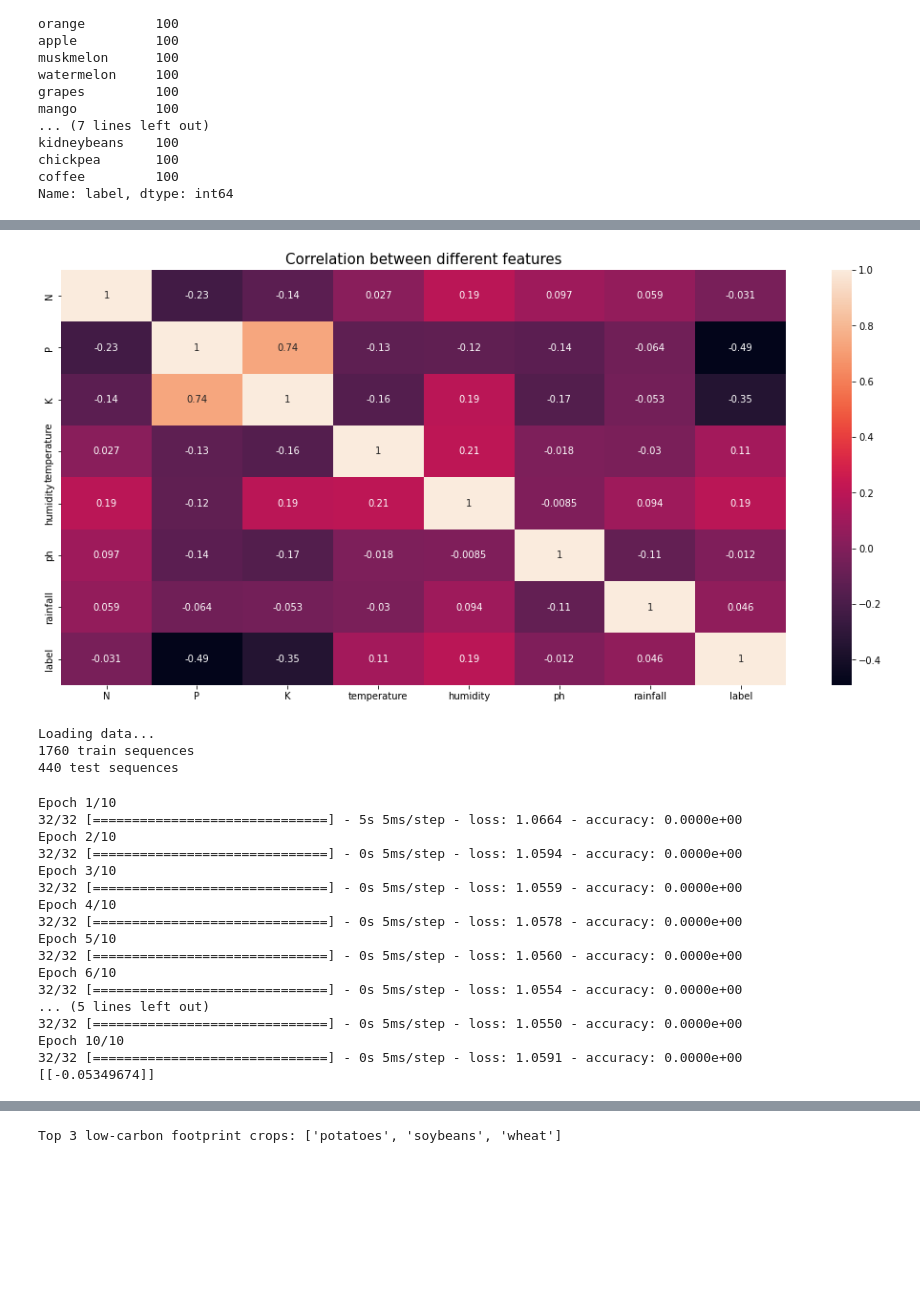
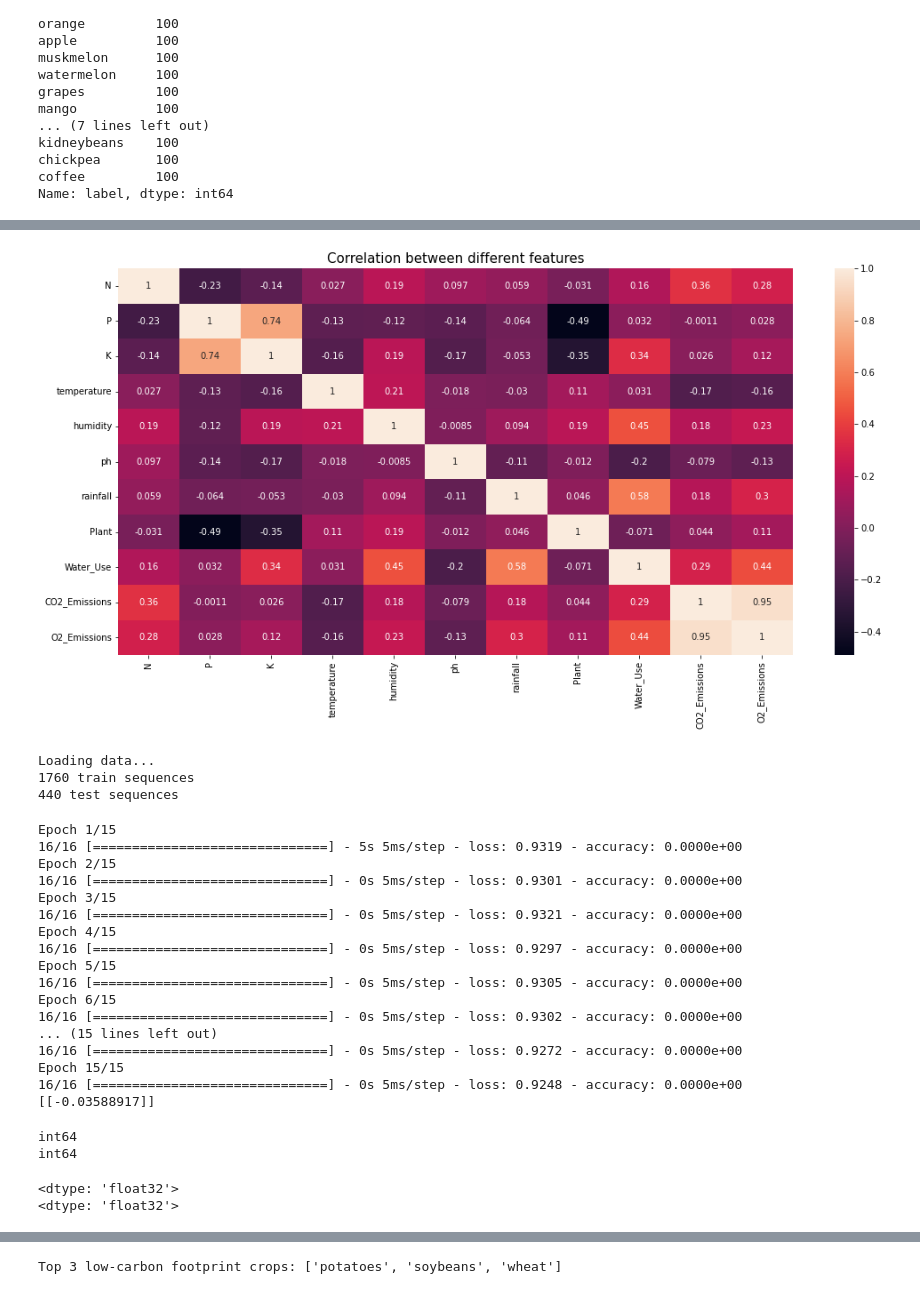
Before and after one commit to yousefbaz12/Seelding-VGG-YE, a Jupyter notebook: crop-recommendation-lstm-ye.ipynb, the cells around one changed output, grey strips where cells are left out. Saved outputs shown, nothing was run; the diff lists cells and outputs as text; code cells hidden in the pictures; blank space fills up the shorter version.

Commit message:
Kaggle Notebook | Crop Recommendation|LSTM|YE | Version 6

```diff
--- a/crop-recommendation-lstm-ye.ipynb
+++ b/crop-recommendation-lstm-ye.ipynb
@@ -119,0 +126,5 @@ Name: label, dtype: int64
+# %%
+df = pd.DataFrame({'Plant': ['rice', 'maize', 'jute', 'cotton', 'coconut', 'papaya', 'orange', 'apple', 'muskmelon', 'watermelon', 'grapes', 'mango', 'banana', 'pomegranate', 'lentil', 'blackgram', 'mungbean', 'mothbeans', 'pigeonpeas', 'kidneybeans', 'chickpea', 'coffee']})
+df_new = df.assign(Water_Use=[1500, 600, 750, 800, 1200, 1000, 1000, 1200, 500, 700, 1100, 1200, 1200, 1000, 350, 450, 400, 400, 450, 400, 450, 1200],
+                   CO2_Emissions=[300, 500, 200, 300, 200, 200, 200, 200, 150, 200, 250, 200, 200, 200, 150, 150, 150, 150, 150, 150, 150, 200],
+                   O2_Emissions=[150, 200, 100, 100, 100, 100, 100, 100, 75, 100, 125, 100, 100, 100, 75, 75, 75, 75, 75, 75, 75, 100])
@@ -119,0 +151,2 @@ Name: label, dtype: int64
+# %%
+df_merged = pd.merge(df_crop, df_new, left_on='label', right_on='Plant')
@@ -120,8 +228,8 @@ Name: label, dtype: int64
 # %%
 label_encode = LabelEncoder()
 
-df_crop['label'] = label_encode.fit_transform(df_crop['label'])
+df_merged['Plant'] = label_encode.fit_transform(df_merged['Plant'])
 crop_category = {index : label for index, label in enumerate(label_encode.classes_)}
 crop_category
-df_crop
+df_merged
 # %% [output]
@@ -140,0 +249,2 @@ df_crop
+# %%
+df_merged = df_merged.drop('label', axis=1)
@@ -141,8 +267,8 @@ df_crop
 # %%
 fig, ax = plt.subplots(1, 1, figsize=(17, 8))
-sns.heatmap(df_crop.corr(), annot=True )
+sns.heatmap(df_merged.corr(), annot=True )
 plt.title('Correlation between different features', fontsize = 15, c='black')
 plt.show()
 # %% [output]
-[figure, old version]
+[figure, new version]
 # %%
@@ -239,8 +365,8 @@ optimizer = 'Adam'
 model = create_model(n_layers, n_units, dropout_rate, learning_rate, optimizer)
 
 # Train the model
-epochs = 10
-batch_size = 32
+epochs = 15
+batch_size = 64
 model.fit(data, labels, epochs=epochs, batch_size=batch_size)
 
 # Make a prediction
@@ -248,20 +374,26 @@ test_data = np.random.randn(1, 10, 1)
 prediction = model.predict(test_data)
 print(prediction)
 # %% [output]
-Epoch 1/10
-32/32 [==============================] - 5s 5ms/step - loss: 1.0664 - accuracy: 0.0000e+00
-Epoch 2/10
-32/32 [==============================] - 0s 5ms/step - loss: 1.0594 - accuracy: 0.0000e+00
-Epoch 3/10
-32/32 [==============================] - 0s 5ms/step - loss: 1.0559 - accuracy: 0.0000e+00
-Epoch 4/10
-32/32 [==============================] - 0s 5ms/step - loss: 1.0578 - accuracy: 0.0000e+00
-Epoch 5/10
-32/32 [==============================] - 0s 5ms/step - loss: 1.0560 - accuracy: 0.0000e+00
-Epoch 6/10
-32/32 [==============================] - 0s 5ms/step - loss: 1.0554 - accuracy: 0.0000e+00
-... (5 lines left out)
-32/32 [==============================] - 0s 5ms/step - loss: 1.0550 - accuracy: 0.0000e+00
-Epoch 10/10
-32/32 [==============================] - 0s 5ms/step - loss: 1.0591 - accuracy: 0.0000e+00
-[[-0.05349674]]
+Epoch 1/15
+16/16 [==============================] - 5s 5ms/step - loss: 0.9319 - accuracy: 0.0000e+00
+Epoch 2/15
+16/16 [==============================] - 0s 5ms/step - loss: 0.9301 - accuracy: 0.0000e+00
+Epoch 3/15
+16/16 [==============================] - 0s 5ms/step - loss: 0.9321 - accuracy: 0.0000e+00
+Epoch 4/15
+16/16 [==============================] - 0s 5ms/step - loss: 0.9297 - accuracy: 0.0000e+00
+Epoch 5/15
+16/16 [==============================] - 0s 5ms/step - loss: 0.9305 - accuracy: 0.0000e+00
+Epoch 6/15
+16/16 [==============================] - 0s 5ms/step - loss: 0.9302 - accuracy: 0.0000e+00
+... (15 lines left out)
+16/16 [==============================] - 0s 5ms/step - loss: 0.9272 - accuracy: 0.0000e+00
+Epoch 15/15
+16/16 [==============================] - 0s 5ms/step - loss: 0.9248 - accuracy: 0.0000e+00
+[[-0.03588917]]
+# %%
+print(y_train.dtype)
+print(y_test.dtype)
+# %% [output]
+int64
+int64
@@ -268,3 +408,9 @@ Epoch 10/10
+# %%
+print(y_train.dtype)
+print(y_test.dtype)
+# %% [output]
+<dtype: 'float32'>
+<dtype: 'float32'>
 # %%
 n_layers = 3
 n_units = 64
```
Also changed, not shown: parts of 25 cells of this notebook.
